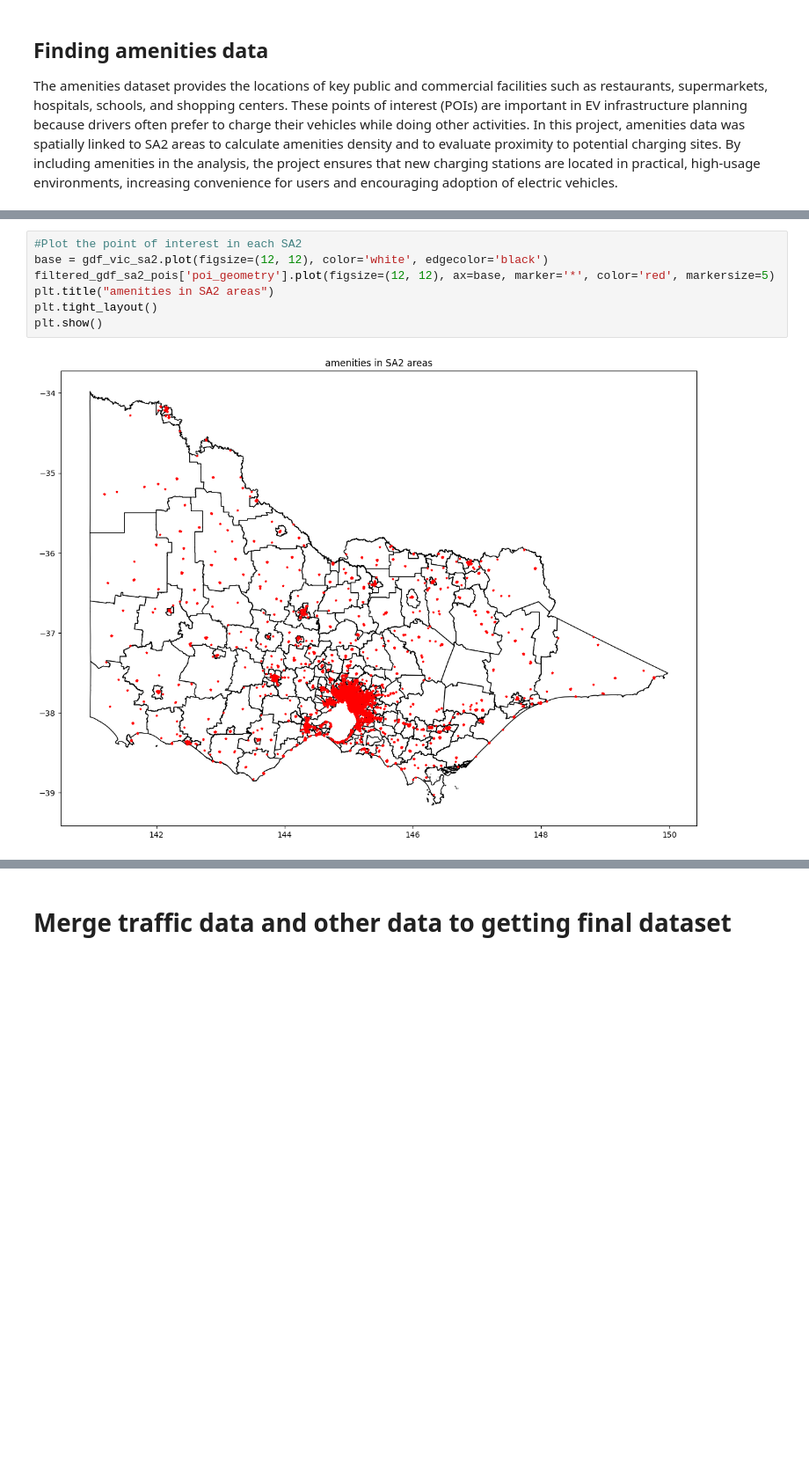
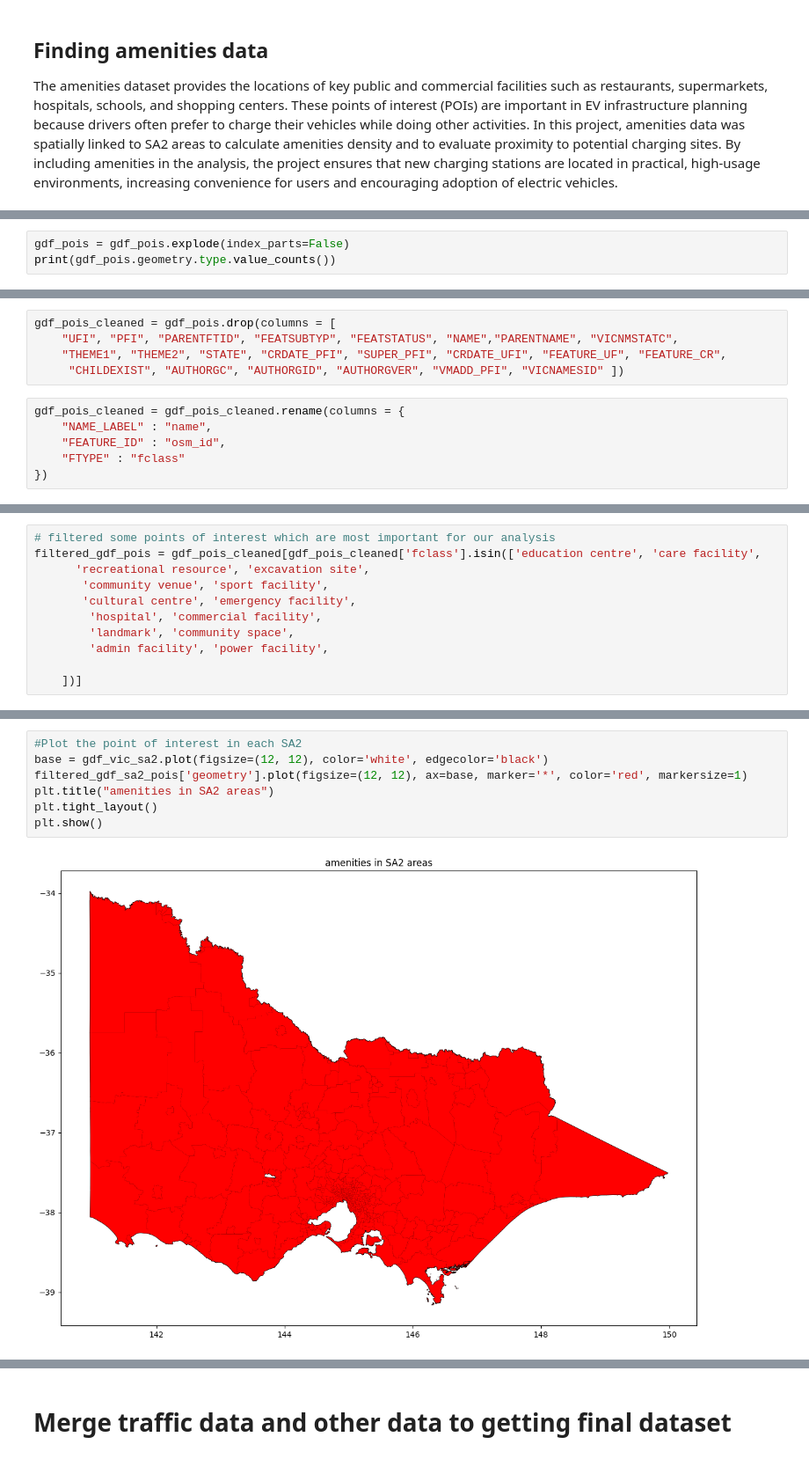
Before and after one commit to Chameleon-company/EVAT-Data-Science, a Jupyter notebook: Use_Cases/Site Suitability Analysis/project_par1_data_preprocessing.ipynb, the cells around one changed output, grey strips where cells are left out. Shown at 88% size. Saved outputs shown, nothing was run; the diff lists cells and outputs as text; blank space fills up the shorter version.

```diff
--- a/Use_Cases/Site Suitability Analysis/project_par1_data_preprocessing.ipynb
+++ b/Use_Cases/Site Suitability Analysis/project_par1_data_preprocessing.ipynb
@@ -871,0 +1042,3 @@ gdf_pois['poi_geometry'] = gdf_pois['geometry']
+# %%
+gdf_pois = gdf_pois.explode(index_parts=False)
+print(gdf_pois.geometry.type.value_counts())
@@ -872 +1048,12 @@ gdf_pois['poi_geometry'] = gdf_pois['geometry']
+# %%
+gdf_pois_cleaned = gdf_pois.drop(columns = [
+    "UFI", "PFI", "PARENTFTID", "FEATSUBTYP", "FEATSTATUS", "NAME","PARENTNAME", "VICNMSTATC",
+    "THEME1", "THEME2", "STATE", "CRDATE_PFI", "SUPER_PFI", "CRDATE_UFI", "FEATURE_UF", "FEATURE_CR",
+     "CHILDEXIST", "AUTHORGC", "AUTHORGID", "AUTHORGVER", "VMADD_PFI", "VICNAMESID" ])
+# %%
+gdf_pois_cleaned = gdf_pois_cleaned.rename(columns = {
+    "NAME_LABEL" : "name",
+    "FEATURE_ID" : "osm_id",
+    "FTYPE" : "fclass"
+})
 # %%
@@ -907,3 +1083,14 @@ filtered_gdf_pois = gdf_pois[gdf_pois['fclass'].isin(['pub', 'stadium', 'superma
+# %%
+# filtered some points of interest which are most important for our analysis
+filtered_gdf_pois = gdf_pois_cleaned[gdf_pois_cleaned['fclass'].isin(['education centre', 'care facility',
+      'recreational resource', 'excavation site',
+       'community venue', 'sport facility',
+       'cultural centre', 'emergency facility',
+        'hospital', 'commercial facility',
+        'landmark', 'community space',
+        'admin facility', 'power facility',
+
+    ])]
 # %%
 filtered_gdf_pois['fclass'].unique()
 # %% [output]
@@ -935,12 +1129,12 @@ filtered_gdf_sa2_pois.shape
 # %%
 #Plot the point of interest in each SA2
 base = gdf_vic_sa2.plot(figsize=(12, 12), color='white', edgecolor='black')
-filtered_gdf_sa2_pois['poi_geometry'].plot(figsize=(12, 12), ax=base, marker='*', color='red', markersize=5)
+filtered_gdf_sa2_pois['geometry'].plot(figsize=(12, 12), ax=base, marker='*', color='red', markersize=1)
 plt.title("amenities in SA2 areas")
 plt.tight_layout()
 plt.show()
 # %% [output]
-[figure, old version]
+[figure, new version]
 # %%
 # Count number of amenities in each statistical areas
 # right way around for counting points in polygons
```
Also changed, not shown: parts of 88 cells of this notebook, 44 other files.
